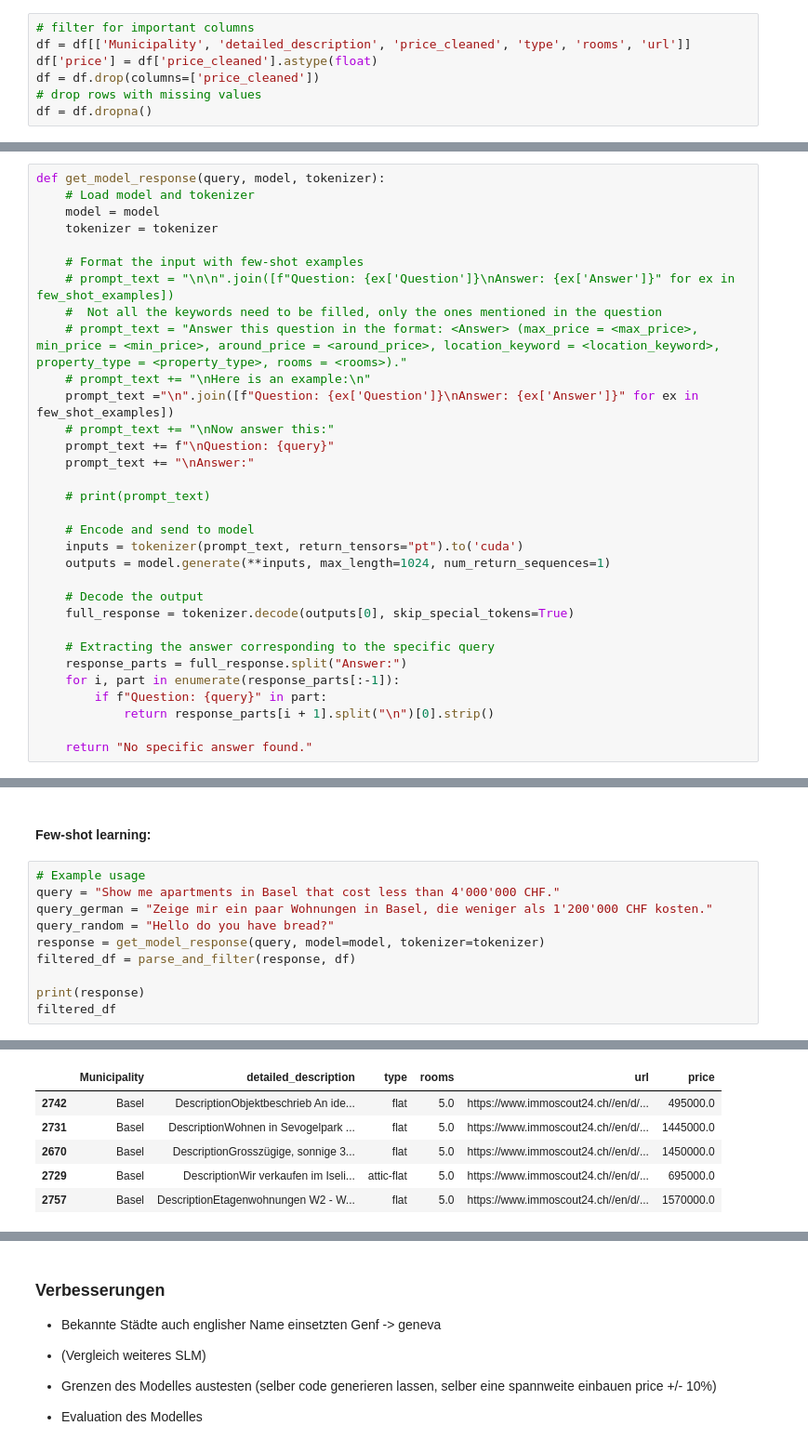
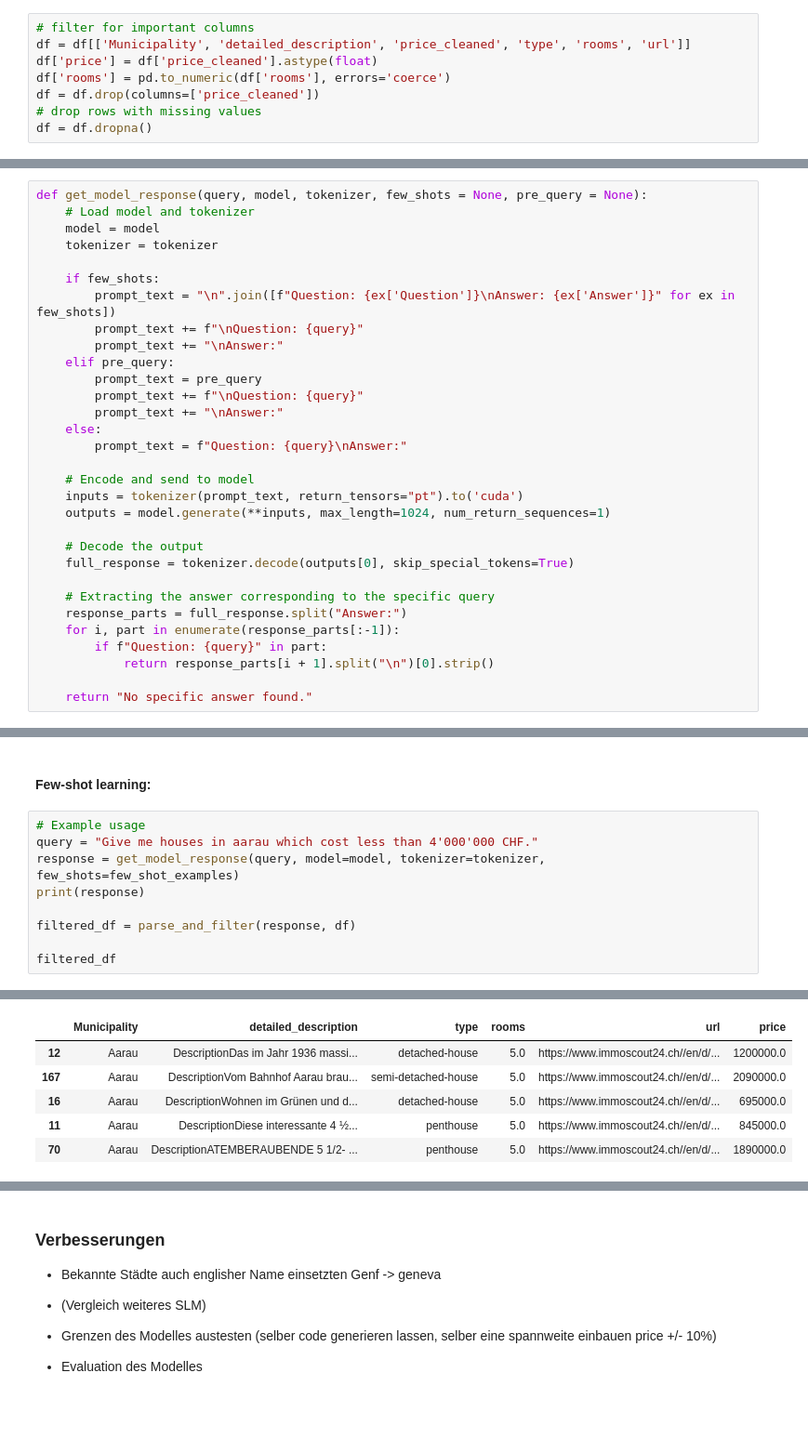
Before and after one commit to 7ben18/fhnw-npr-Natural-Language-Processing, a Jupyter notebook: mini-challenge2/few-shot-llm/TinyLlama_few_shot.ipynb, the cells around one changed output, grey strips where cells are left out. Shown: that part at 93% size. Drawn from its saved outputs; the diff is of its cells as text; blank space fills up the shorter version.

```diff
--- a/mini-challenge2/few-shot-llm/TinyLlama_few_shot.ipynb
+++ b/mini-challenge2/few-shot-llm/TinyLlama_few_shot.ipynb
@@ -55,6 +55,7 @@ df = pd.read_parquet('data\immo_data_202208.parquet')
 # filter for important columns
 df = df[['Municipality', 'detailed_description', 'price_cleaned', 'type', 'rooms', 'url']]
 df['price'] = df['price_cleaned'].astype(float)
+df['rooms'] = pd.to_numeric(df['rooms'], errors='coerce')
 df = df.drop(columns=['price_cleaned'])
 # drop rows with missing values
 df = df.dropna()
@@ -156,22 +157,21 @@ test.head()
 | 2737 | Basel | DescriptionIm Breite-Quartier wir... | flat | 2.0 | https://www.immoscout24.ch//en/d/... | 470000.0 |
 | 2733 | Basel | DescriptionBaujahr: 1961Renovatio... | flat | 5.0 | https://www.immoscout24.ch//en/d/... | 695000.0 |
 # %%
-def get_model_response(query, model, tokenizer):
+def get_model_response(query, model, tokenizer, few_shots = None, pre_query = None):
     # Load model and tokenizer
     model = model
     tokenizer = tokenizer
 
-    # Format the input with few-shot examples
-    # prompt_text = "\n\n".join([f"Question: {ex['Question']}\nAnswer: {ex['Answer']}" for ex in few_shot_examples])
-    #  Not all the keywords need to be filled, only the ones mentioned in the question
-    # prompt_text = "Answer this question in the format: <Answer> (max_price = <max_price>, min_price = <min_price>, around_price = <around_price>, location_keyword = <location_keyword>, property_type = <property_type>, rooms = <rooms>)."
-    # prompt_text += "\nHere is an example:\n"
-    prompt_text ="\n".join([f"Question: {ex['Question']}\nAnswer: {ex['Answer']}" for ex in few_shot_examples])
-    # prompt_text += "\nNow answer this:"
-    prompt_text += f"\nQuestion: {query}"
-    prompt_text += "\nAnswer:"
-
-    # print(prompt_text)
+    if few_shots:
+        prompt_text = "\n".join([f"Question: {ex['Question']}\nAnswer: {ex['Answer']}" for ex in few_shots])
+        prompt_text += f"\nQuestion: {query}"
+        prompt_text += "\nAnswer:"
+    elif pre_query:
+        prompt_text = pre_query
+        prompt_text += f"\nQuestion: {query}"
+        prompt_text += "\nAnswer:"
+    else:
+        prompt_text = f"Question: {query}\nAnswer:"
 
     # Encode and send to model
     inputs = tokenizer(prompt_text, return_tensors="pt").to('cuda')
@@ -224,12 +226,11 @@ def parse_and_filter(input_str, df):
 #### Few-shot learning:
 # %%
 # Example usage
-query = "Show me apartments in Basel that cost less than 4'000'000 CHF."
-query_german = "Zeige mir ein paar Wohnungen in Basel, die weniger als 1'200'000 CHF kosten."
-query_random = "Hello do you have bread?"
-response = get_model_response(query, model=model, tokenizer=tokenizer)
+query = "Give me houses in aarau which cost less than 4'000'000 CHF."
+response = get_model_response(query, model=model, tokenizer=tokenizer, few_shots=few_shot_examples)
+print(response)
+
 filtered_df = parse_and_filter(response, df)
 
-print(response)
 filtered_df
 # %% [output]
@@ -237,6 +252,6 @@ Here are some options for apartments in Basel that cost less than 4'000'000 CHF:
 |  | Municipality | detailed_description | type | rooms | url | price |
-| 2742 | Basel | DescriptionObjektbeschrieb An ide... | flat | 5.0 | https://www.immoscout24.ch//en/d/... | 495000.0 |
-| 2731 | Basel | DescriptionWohnen in Sevogelpark ... | flat | 5.0 | https://www.immoscout24.ch//en/d/... | 1445000.0 |
-| 2670 | Basel | DescriptionGrosszügige, sonnige 3... | flat | 5.0 | https://www.immoscout24.ch//en/d/... | 1450000.0 |
-| 2729 | Basel | DescriptionWir verkaufen im Iseli... | attic-flat | 5.0 | https://www.immoscout24.ch//en/d/... | 695000.0 |
-| 2757 | Basel | DescriptionEtagenwohnungen W2 - W... | flat | 5.0 | https://www.immoscout24.ch//en/d/... | 1570000.0 |
+| 12 | Aarau | DescriptionDas im Jahr 1936 massi... | detached-house | 5.0 | https://www.immoscout24.ch//en/d/... | 1200000.0 |
+| 167 | Aarau | DescriptionVom Bahnhof Aarau brau... | semi-detached-house | 5.0 | https://www.immoscout24.ch//en/d/... | 2090000.0 |
+| 16 | Aarau | DescriptionWohnen im Grünen und d... | detached-house | 5.0 | https://www.immoscout24.ch//en/d/... | 695000.0 |
+| 11 | Aarau | DescriptionDiese interessante 4 ½... | penthouse | 5.0 | https://www.immoscout24.ch//en/d/... | 845000.0 |
+| 70 | Aarau | DescriptionATEMBERAUBENDE 5 1/2- ... | penthouse | 5.0 | https://www.immoscout24.ch//en/d/... | 1890000.0 |
```
Also changed, not shown: parts of 23 cells of this notebook, 1 other file.
